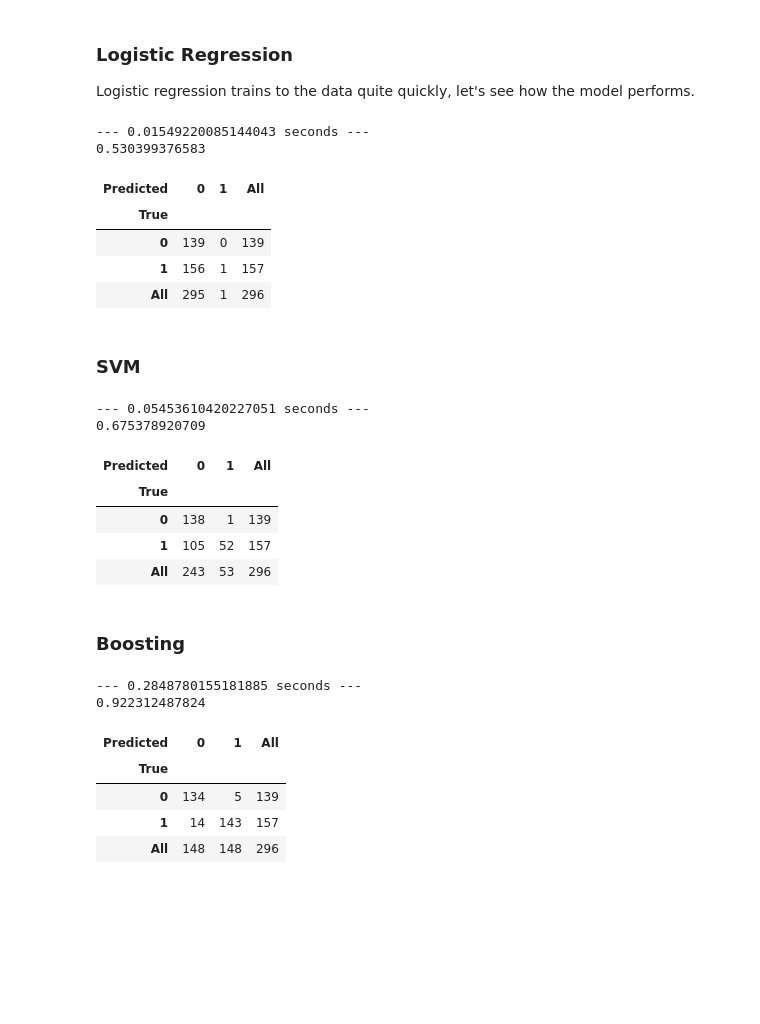
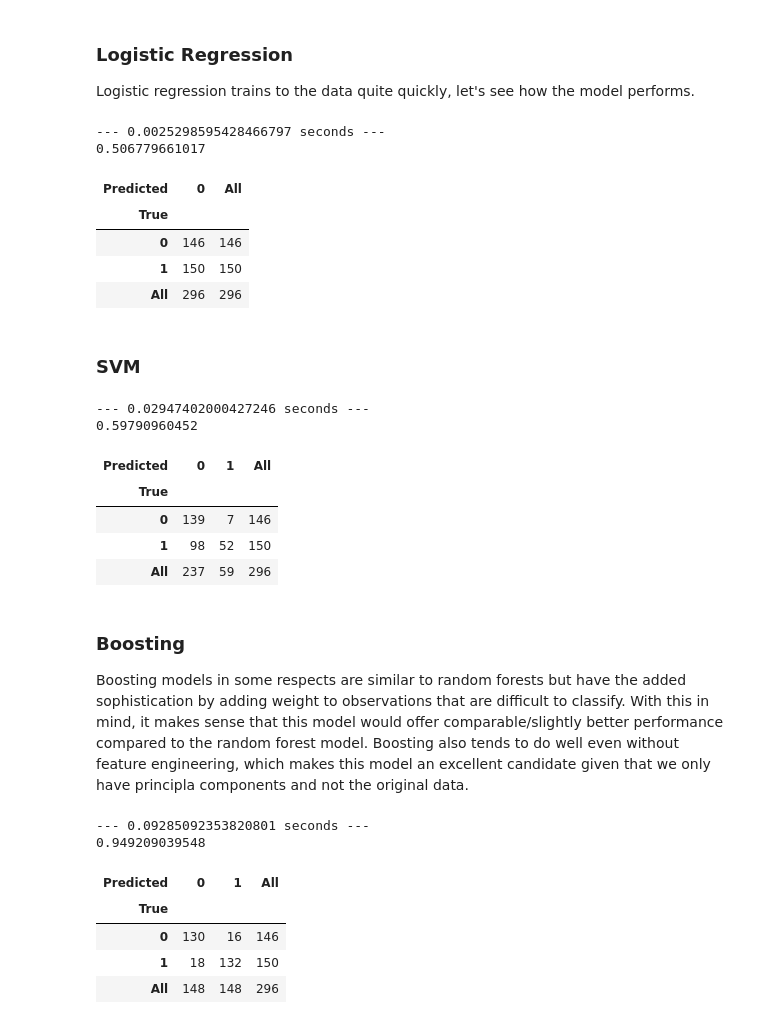
Before and after one commit to williamcliao/Thinkful-BC, a Jupyter notebook: cc_fraud_analysis.ipynb, the cells around one changed output. Cells and saved outputs as stored; diff of their text form; code cells hidden in the pictures; blank space fills up the shorter version.

```diff
--- a/cc_fraud_analysis.ipynb
+++ b/cc_fraud_analysis.ipynb
@@ -231,43 +263,50 @@ Logistic regression trains to the data quite quickly, let's see how the model pe
+# %%
+X_lr_train = X_train[0:,1:20]
+X_lr_test = X_test[0:,1:20]
 # %%
 from sklearn.linear_model import LogisticRegression
 
 lr = LogisticRegression()
-lr.fit(X_train,y_train)
 
 start_time=time.time()
-lr_scores = cross_val_score(lr,X_test,y_test,cv=5)
+lr.fit(X_lr_train,y_train)
 t = (time.time() - start_time)
 print("--- %s seconds ---" % t)
 run_time.append(t)
+
+lr_scores = cross_val_score(lr,X_lr_test,y_test,cv=5)
 
 lr_score = np.mean(lr_scores)
 scores.append(lr_score)
 model.append("Logistic Regression")
 print(lr_score)
 
-y_pred = lr.predict(X_test)
+y_pred = lr.predict(X_lr_test)
 pd.crosstab(y_test,y_pred,rownames=['True'],colnames=['Predicted'],margins=True)
 # %% [output]
---- 0.01549220085144043 seconds ---
-0.530399376583
+--- 0.0025298595428466797 seconds ---
+0.506779661017
-| Predicted | 0 | 1 | All |
-| True |  |  |  |
-| 0 | 139 | 0 | 139 |
-| 1 | 156 | 1 | 157 |
-| All | 295 | 1 | 296 |
+| Predicted | 0 | All |
+| True |  |  |
+| 0 | 146 | 146 |
+| 1 | 150 | 150 |
+| All | 296 | 296 |
 # %% [markdown]
 ### SVM
 # %%
 from sklearn.svm import SVC
 
 svc = SVC(C=1000000)
-svc.fit(X_train,y_train)
 
 start_time=time.time()
-svc_scores = cross_val_score(svc,X_test,y_test,cv=5)
+svc.fit(X_train,y_train)
 t = (time.time() - start_time)
 print("--- %s seconds ---" % t)
 run_time.append(t)
+
+
+svc_scores = cross_val_score(svc,X_test,y_test,cv=5)
+
 
 svc_score = np.mean(svc_scores)
 scores.append(svc_score)
@@ -277,15 +316,17 @@ print(svc_score)
 y_pred = svc.predict(X_test)
 pd.crosstab(y_test,y_pred,rownames=['True'],colnames=['Predicted'],margins=True)
 # %% [output]
---- 0.05453610420227051 seconds ---
-0.675378920709
+--- 0.02947402000427246 seconds ---
+0.59790960452
 | Predicted | 0 | 1 | All |
 | True |  |  |  |
-| 0 | 138 | 1 | 139 |
-| 1 | 105 | 52 | 157 |
-| All | 243 | 53 | 296 |
+| 0 | 139 | 7 | 146 |
+| 1 | 98 | 52 | 150 |
+| All | 237 | 59 | 296 |
-# %% [markdown]
-### Boosting
+# %% [markdown]
+### Boosting
+
+Boosting models in some respects are similar to random forests but have the added sophistication by adding weight to observations that are difficult to classify. With this in mind, it makes sense that this model would offer comparable/slightly better performance compared to the random forest model. Boosting also tends to do well even without feature engineering, which makes this model an excellent candidate given that we only have principla components and not the original data.
 # %%
 from sklearn import grid_search
 
@@ -295,13 +336,13 @@ gs = grid_search.GridSearchCV(gradient_boost, parameters,cv= 3,scoring="accuracy
 gs.fit(X_train,y_train)
 
 clf = ensemble.GradientBoostingClassifier(**gs.best_params_)
-clf.fit(X_train, y_train)
 
 start_time = time.time()
-clf_scores = cross_val_score(clf,X_test,y_test,cv=5)
+clf.fit(X_train, y_train)
 t = (time.time() - start_time)
 print("--- %s seconds ---" % t)
 run_time.append(t)
+clf_scores = cross_val_score(clf,X_test,y_test,cv=5)
 
 clf_score = np.mean(clf_scores)
 scores.append(clf_score)
@@ -311,12 +352,12 @@ print(clf_score)
 y_pred = clf.predict(X_test)
 pd.crosstab(y_test,y_pred,rownames=['True'],colnames=['Predicted'],margins=True)
 # %% [output]
---- 0.2848780155181885 seconds ---
-0.922312487824
+--- 0.09285092353820801 seconds ---
+0.949209039548
 | Predicted | 0 | 1 | All |
 | True |  |  |  |
-| 0 | 134 | 5 | 139 |
-| 1 | 14 | 143 | 157 |
+| 0 | 130 | 16 | 146 |
+| 1 | 18 | 132 | 150 |
 | All | 148 | 148 | 296 |
 # %% [markdown]
 ## Evaluation
```
Also changed, not shown: parts of 21 cells of this notebook.
